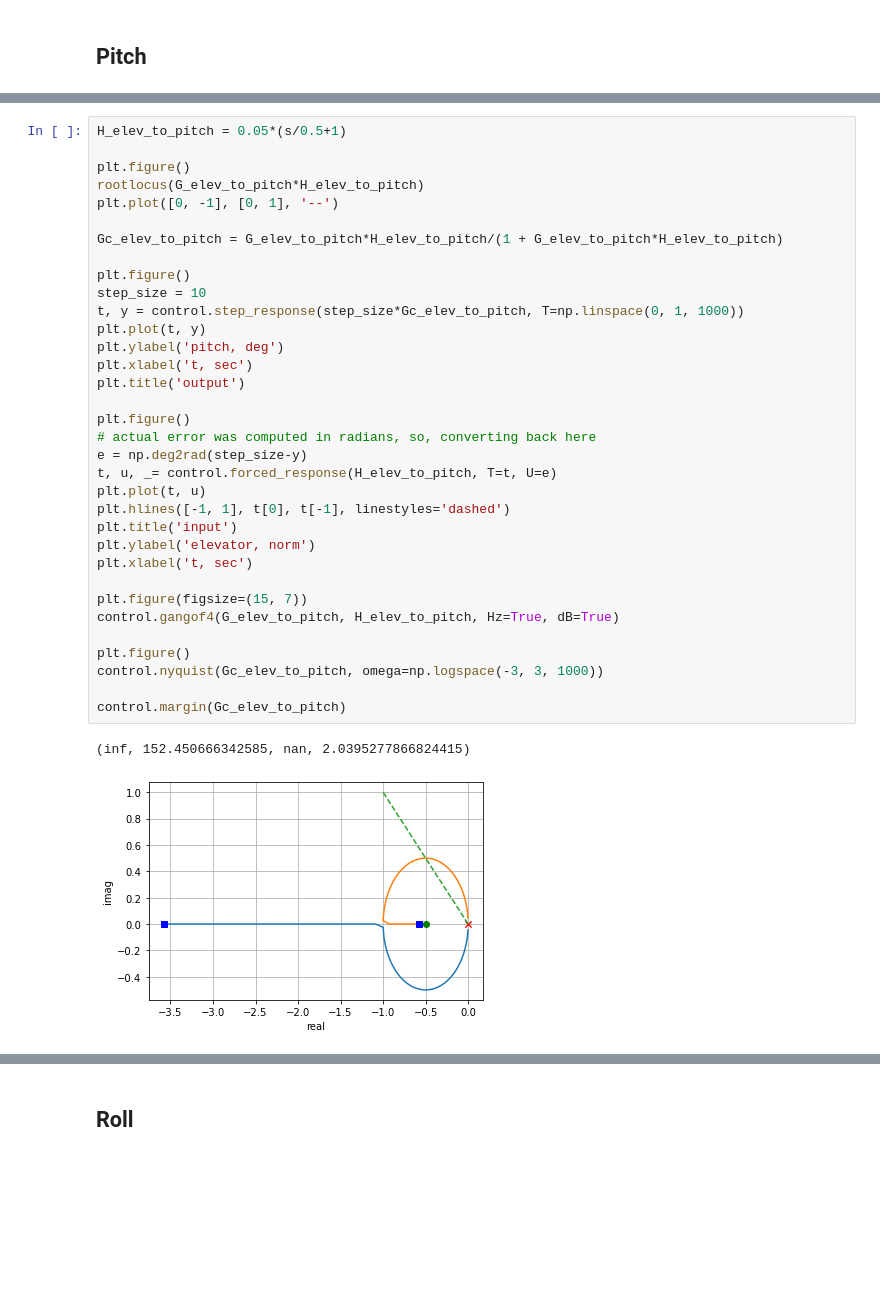
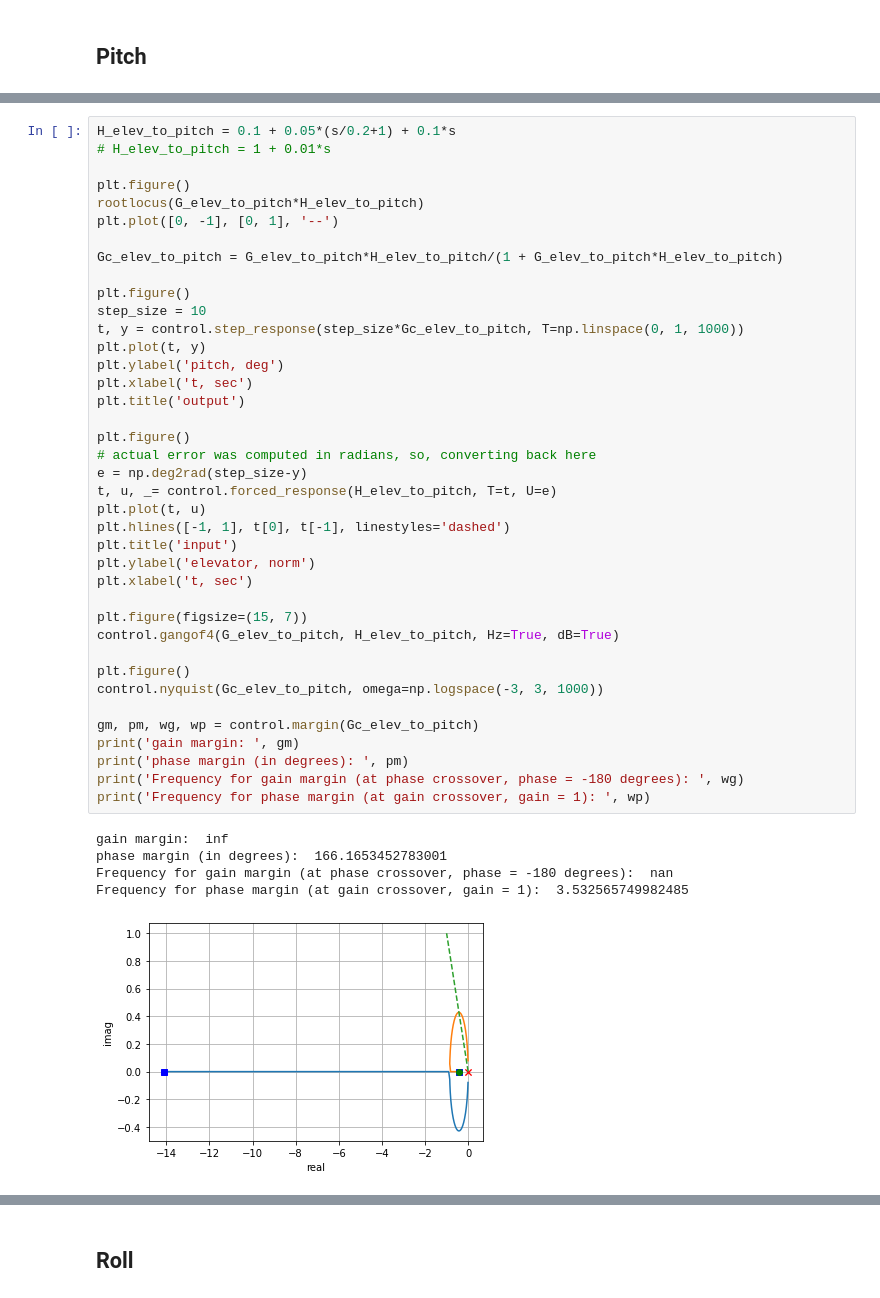
Before and after one commit to smallpondtom/aae451-notebook, a Jupyter notebook: 6-Simulation/Trim.ipynb, the cells around one changed output, grey strips where cells are left out. Saved outputs shown, nothing was run; the diff lists cells and outputs as text; blank space fills up the shorter version.

```diff
--- a/6-Simulation/Trim.ipynb
+++ b/6-Simulation/Trim.ipynb
@@ -677,39 +677,47 @@ G_elev_to_pitch
 0 states have been removed from the model
 $$\frac{41.6}{s^2}$$
 # %%
-H_elev_to_pitch = 0.05*(s/0.5+1)
+H_elev_to_pitch = 0.1 + 0.05*(s/0.2+1) + 0.1*s
+# H_elev_to_pitch = 1 + 0.01*s
 
 plt.figure()
 rootlocus(G_elev_to_pitch*H_elev_to_pitch)
 plt.plot([0, -1], [0, 1], '--')
 
 Gc_elev_to_pitch = G_elev_to_pitch*H_elev_to_pitch/(1 + G_elev_to_pitch*H_elev_to_pitch)
 
 plt.figure()
 step_size = 10
 t, y = control.step_response(step_size*Gc_elev_to_pitch, T=np.linspace(0, 1, 1000))
 plt.plot(t, y)
 plt.ylabel('pitch, deg')
 plt.xlabel('t, sec')
 plt.title('output')
 
 plt.figure()
 # actual error was computed in radians, so, converting back here
 e = np.deg2rad(step_size-y)
 t, u, _= control.forced_response(H_elev_to_pitch, T=t, U=e)
 plt.plot(t, u)
 plt.hlines([-1, 1], t[0], t[-1], linestyles='dashed')
 plt.title('input')
 plt.ylabel('elevator, norm')
 plt.xlabel('t, sec')
 
 plt.figure(figsize=(15, 7))
 control.gangof4(G_elev_to_pitch, H_elev_to_pitch, Hz=True, dB=True)
 
 plt.figure()
 control.nyquist(Gc_elev_to_pitch, omega=np.logspace(-3, 3, 1000))
 
-control.margin(Gc_elev_to_pitch)
+gm, pm, wg, wp = control.margin(Gc_elev_to_pitch)
+print('gain margin: ', gm)
+print('phase margin (in degrees): ', pm)
+print('Frequency for gain margin (at phase crossover, phase = -180 degrees): ', wg)
+print('Frequency for phase margin (at gain crossover, gain = 1): ', wp)
 # %% [output]
-(inf, 152.450666342585, nan, 2.0395277866824415)
+gain margin:  inf
+phase margin (in degrees):  166.1653452783001
+Frequency for gain margin (at phase crossover, phase = -180 degrees):  nan
+Frequency for phase margin (at gain crossover, gain = 1):  3.532565749982485
-[figure, old version]
+[figure, new version]
```
Also changed, not shown: parts of 10 cells of this notebook, 7 other files.
